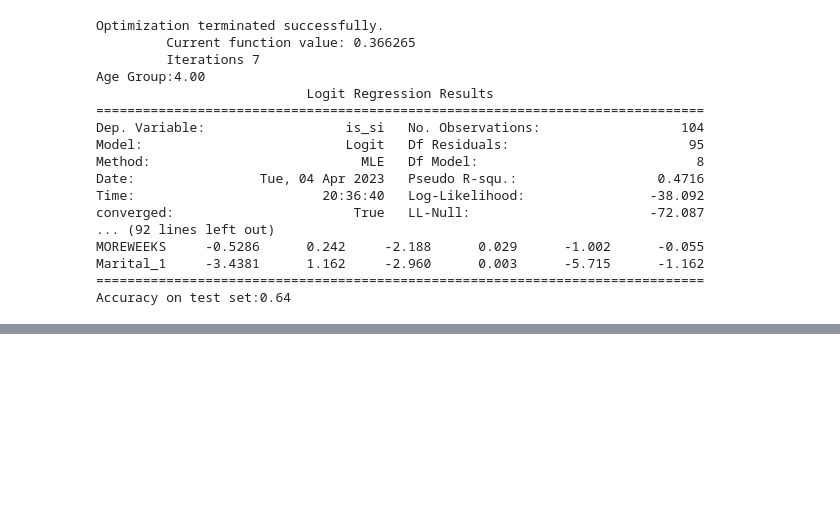
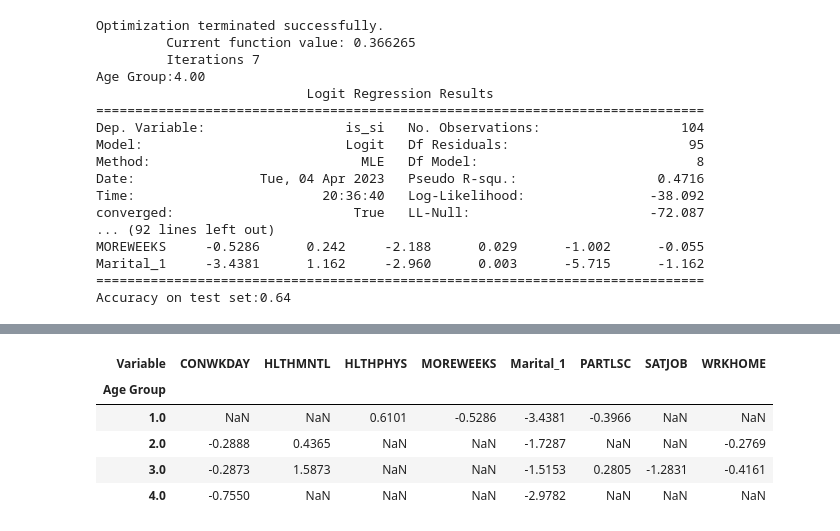
Before and after one commit to matthewasloan95/social-isolation-transportation, a Jupyter notebook: gss_logit.ipynb, the cells around one changed output, grey strips where cells are left out. Cells and saved outputs as stored; diff of their text form; code cells hidden in the pictures; blank space fills up the shorter version.

```diff
--- a/gss_logit.ipynb
+++ b/gss_logit.ipynb
@@ -261,0 +222,10 @@ summary_df4
+# %%
+clean_plot_data = pd.DataFrame(pd.crosstab(plot_data['Age Group'],plot_data['Variable'],values=plot_data['coef'],aggfunc=sum))
+clean_plot_data
+# %% [output]
+| Variable | CONWKDAY | HLTHMNTL | HLTHPHYS | MOREWEEKS | Marital_1 | PARTLSC | SATJOB | WRKHOME |
+| Age Group |  |  |  |  |  |  |  |  |
+| 1.0 | NaN | NaN | 0.6101 | -0.5286 | -3.4381 | -0.3966 | NaN | NaN |
+| 2.0 | -0.2888 | 0.4365 | NaN | NaN | -1.7287 | NaN | NaN | -0.2769 |
+| 3.0 | -0.2873 | 1.5873 | NaN | NaN | -1.5153 | 0.2805 | -1.2831 | -0.4161 |
+| 4.0 | -0.7550 | NaN | NaN | NaN | -2.9782 | NaN | NaN | NaN |
```
Also changed, not shown: parts of 8 cells of this notebook.
